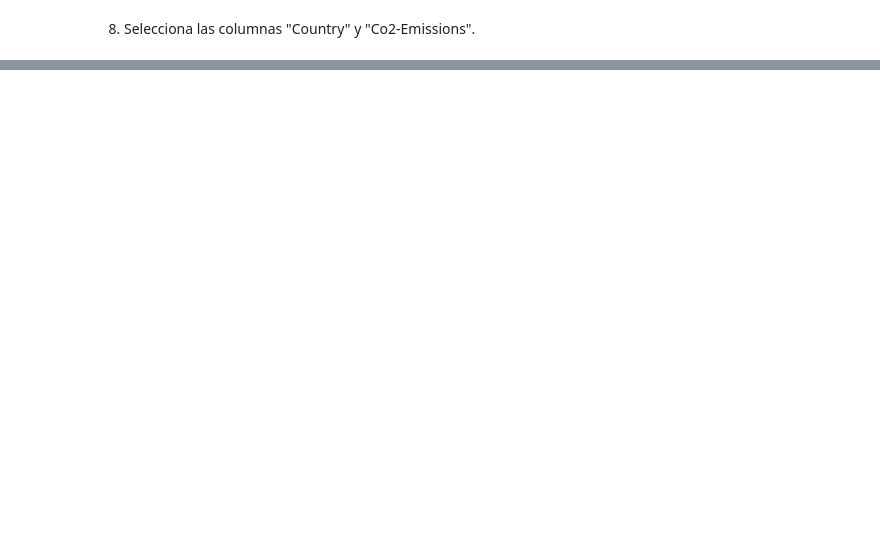
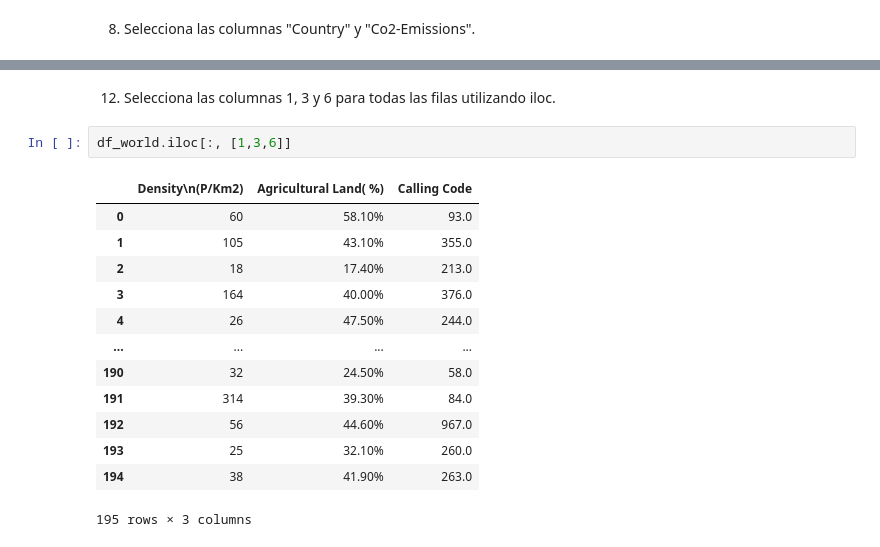
Before and after one commit to Adalab/da-modulo3-sprint1-pairprogramming-MaricarrmenAnaG, a Jupyter notebook: Pair_Programming_EDA.ipynb, the cells around one changed output, grey strips where cells are left out. Cells and saved outputs as stored; diff of their text form; blank space fills up the shorter version.

```diff
--- a/Pair_Programming_EDA.ipynb
+++ b/Pair_Programming_EDA.ipynb
@@ -191,0 +258,18 @@ df_world.columns[df_world ["Country", "Co2-Emissions"]]
+# %% [markdown]
+12. Selecciona las columnas 1, 3 y 6 para todas las filas utilizando iloc.
+# %%
+df_world.iloc[:, [1,3,6]]
+# %% [output]
+|  | Density\n(P/Km2) | Agricultural Land( %) | Calling Code |
+| 0 | 60 | 58.10% | 93.0 |
+| 1 | 105 | 43.10% | 355.0 |
+| 2 | 18 | 17.40% | 213.0 |
+| 3 | 164 | 40.00% | 376.0 |
+| 4 | 26 | 47.50% | 244.0 |
+| ... | ... | ... | ... |
+| 190 | 32 | 24.50% | 58.0 |
+| 191 | 314 | 39.30% | 84.0 |
+| 192 | 56 | 44.60% | 967.0 |
+| 193 | 25 | 32.10% | 260.0 |
+| 194 | 38 | 41.90% | 263.0 |
+195 rows × 3 columns
```
Also changed, not shown: parts of 41 cells of this notebook.
